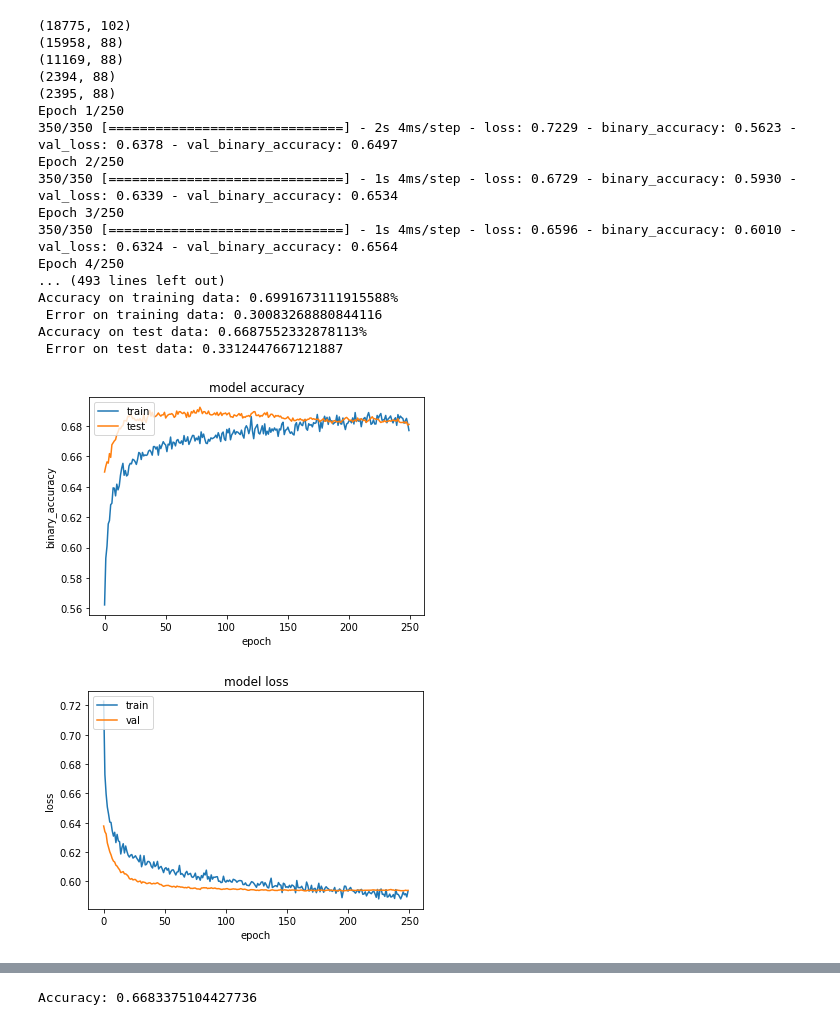
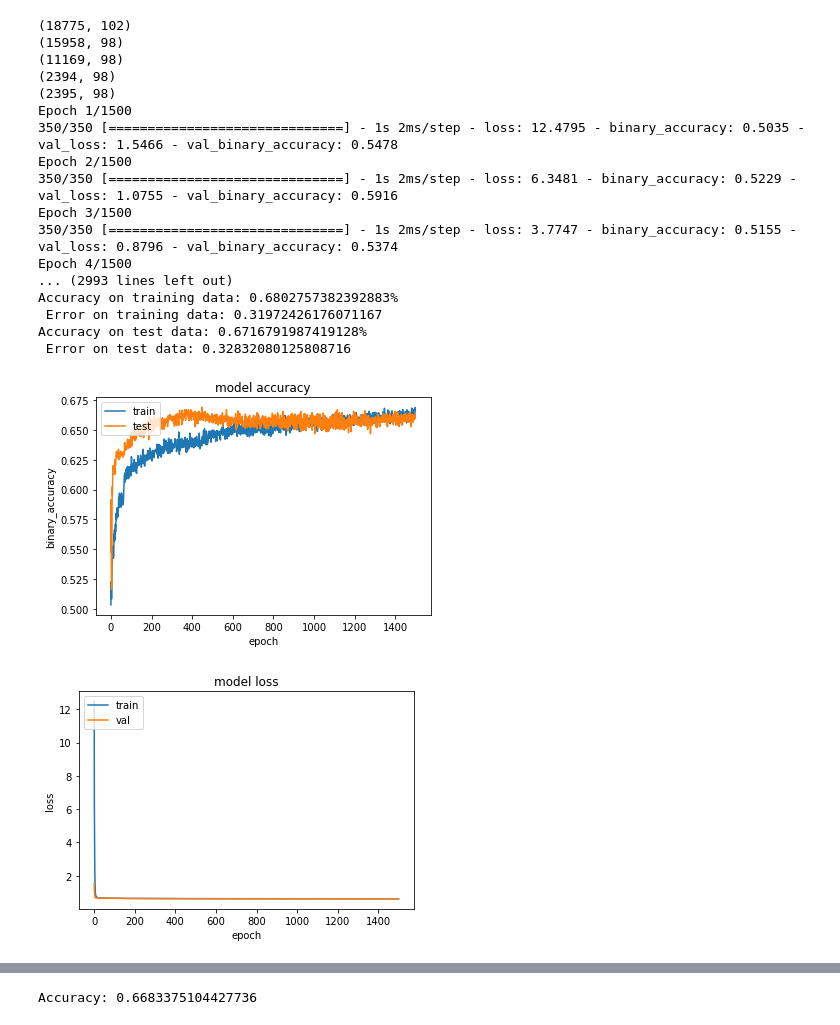
Before and after one commit to lotrmay/TensorFlow_Learning, a Jupyter notebook: bc.ipynb, the cells around one changed output, grey strips where cells are left out. Drawn from its saved outputs; the diff is of its cells as text; code cells hidden in the pictures.

```diff
--- a/bc.ipynb
+++ b/bc.ipynb
@@ -59,6 +59,18 @@ CSV_COLUMN_NAMES=['Odds_firstTeam','Odds_secondTeam','Rank_firstTeam','Rank_seco
                   'playerBCRating','playerBCDpr','playerBCKast','playerBCImpact','playerBCAdr','playerBCKpr','playerBCHs','playerBCKD','playerBCGrenadeDmg',
                   'playerBDRating','playerBDDpr','playerBDKast','playerBDImpact','playerBDAdr','playerBDKpr','playerBDHs','playerBDKD','playerBDGrenadeDmg',
                   'playerBERating','playerBEDpr','playerBEKast','playerBEImpact','playerBEAdr','playerBEKpr','playerBEHs','playerBEKD','playerBEGrenadeDmg','Match_link','Result','team_one_name','team_two_name']
+CSV_COLUMN_NAMES2=['Odds_firstTeam','Odds_secondTeam','Rank_firstTeam','Rank_secondTeam','WinRate_firstTeam','WinRate_secondTeam','PistolWinRate_firstTeam','PistolWinRate_secondTeam',
+                  'playerAARating','playerAADpr','playerAAKast','playerAAImpact','playerAAAdr','playerAAKpr','playerAAHs','playerAAKD','playerAAGrenadeDmg',
+                  'playerABRating','playerABDpr','playerABKast','playerABImpact','playerABAdr','playerABKpr','playerABHs','playerABKD','playerABGrenadeDmg',
+                  'playerACRating','playerACDpr','playerACKast','playerACImpact','playerACAdr','playerACKpr','playerACHs','playerACKD','playerACGrenadeDmg',
+                  'playerADRating','playerADDpr','playerADKast','playerADImpact','playerADAdr','playerADKpr','playerADHs','playerADKD','playerADGrenadeDmg',
+                  'playerAERating','playerAEDpr','playerAEKast','playerAEImpact','playerAEAdr','playerAEKpr','playerAEHs','playerAEKD','playerAEGrenadeDmg',
+                  'playerBARating','playerBADpr','playerBAKast','playerBAImpact','playerBAAdr','playerBAKpr','playerBAHs','playerBAKD','playerBAGrenadeDmg',
+                  'playerBBRating','playerBBDpr','playerBBKast','playerBBImpact','playerBBAdr','playerBBKpr','playerBBHs','playerBBKD','playerBBGrenadeDmg',
+                  'playerBCRating','playerBCDpr','playerBCKast','playerBCImpact','playerBCAdr','playerBCKpr','playerBCHs','playerBCKD','playerBCGrenadeDmg',
+                  'playerBDRating','playerBDDpr','playerBDKast','playerBDImpact','playerBDAdr','playerBDKpr','playerBDHs','playerBDKD','playerBDGrenadeDmg',
+                  'playerBERating','playerBEDpr','playerBEKast','playerBEImpact','playerBEAdr','playerBEKpr','playerBEHs','playerBEKD','playerBEGrenadeDmg']
+
 
 
 train=pd.read_csv('/content/pokus.csv',sep=";",names=CSV_COLUMN_NAMES,error_bad_lines=False,header=None)#vytvoří dataframe z našeho csv souboru
@@ -177,11 +189,13 @@ train.pop('playerBERating')
 target_column = ['Result']
 predictors = list(set(list(train.columns))-set(target_column))
 
+scalerData=train.copy()
+scalerData.pop('Result')
 
-
-
+predictionScaler=MinMaxScaler(feature_range=(0,2))
 X = train[predictors].values
 y = train[target_column].values
+predictionScaler.fit(scalerData)
 
 #n = 100 # Max number of neighbours you want to consider
 #param_grid = {'n_neighbors': np.arange(n)}
@@ -201,10 +215,10 @@ print(X.shape)
 
 #rozdělíme náš dataframe na trénovací, testovací a validační dataset
 #testovací dataset bude 15% random_state=98
-X_train, X_test, y_train, y_test = train_test_split(X, y, test_size=0.15,random_state=98)#32 #888 887
+X_train, X_test, y_train, y_test = train_test_split(X, y, test_size=0.15,random_state=3332)#32 #888 887
 
 #validační set bude 15% random_state=75
-X_train, X_val, y_train, y_val = train_test_split(X_train, y_train, test_size=0.1765,random_state=75) # 0.1765 x 0.85 = 0.15 podívat se na cross-validation
+X_train, X_val, y_train, y_val = train_test_split(X_train, y_train, test_size=0.1765,random_state=7215) # 0.1765 x 0.85 = 0.15 podívat se na cross-validation
 
 
 print(X_train.shape)
@@ -215,14 +229,19 @@ print(X_val.shape) #součet odpovídá X.shape
 #scalujeme data aby si model nemyslel, že větší číselný řád indikuje větší důležitost atributu
 #https://stackoverflow.com/questions/51237635/difference-between-standard-scaler-and-minmaxscaler
 #https://datascience.stackexchange.com/questions/43972/when-should-i-use-standardscaler-and-when-minmaxscaler
-norm = StandardScaler() #nepoužíváme minmaxscaler, protože naše data by měly být "normálně" distribuovány
 
-X_train=norm.fit_transform(X_train)
-X_test=norm.fit_transform(X_test)
-X_val=norm.fit_transform(X_val)
+#nepoužíváme minmaxscaler, protože naše data by měly být "normálně" distribuovány
+
+X_train = pd.DataFrame(X_train, columns=CSV_COLUMN_NAMES2)
+X_test=pd.DataFrame(X_test, columns=CSV_COLUMN_NAMES2)
+X_val=pd.DataFrame(X_val, columns=CSV_COLUMN_NAMES2)
+
+X_train=predictionScaler.transform(X_train)
+X_test=predictionScaler.transform(X_test)
+X_val=predictionScaler.transform(X_val)
 
 
-
+#64 32
 #data máme připravena, tak vytvoříme sequential model, jelikož potřebujeme mít více vrstev, ale máme pouze 1 input (zápas) a output 0;1
 model = Sequential()
 model.add(keras.layers.InputLayer(input_shape=(98)))#https://towardsdatascience.com/17-rules-of-thumb-for-building-a-neural-network-93356f9930af
@@ -237,7 +256,7 @@ model.add(Dense(1, activation='sigmoid'))
 #model zkompilujeme s parametry:
 #optimizer bude ? optimizer=tf.keras.optimizers.SGD(learning_rate=0.01,momentum=0.9
 #loss funkce bude BinaryCrossentropy, jelikož máme binární klasifikátor
-model.compile(optimizer=tf.keras.optimizers.Adagrad(learning_rate=0.01),
+model.compile(optimizer=tf.keras.optimizers.Adadelta(learning_rate=0.07),
               loss=tf.keras.losses.BinaryCrossentropy(from_logits=False), #https://machinelearningmastery.com/how-to-choose-loss-functions-when-training-deep-learning-neural-networks/
               metrics=tf.keras.metrics.BinaryAccuracy(name='binary_accuracy', dtype=None))#metrics=['accuracy'] je to jedno accuracy se vnitřně přetransformuje na binary accuracy, kvůli binary crossentropy loss funkci
 
@@ -246,50 +265,50 @@ model.compile(optimizer=tf.keras.optimizers.Adagrad(learning_rate=0.01),
 #Adagrad(learning_rate=0.01) kolem 100 epochs a 32 batch_size je kolem 0.67
 
 
-history = model.fit(X_train, y_train, epochs=250,batch_size=32,validation_data=(X_val, y_val))#validační data pro změny při tréninku sítě
+history = model.fit(X_train, y_train, epochs=1500,batch_size=32,validation_data=(X_val, y_val))#validační data pro změny při tréninku sítě
 pred_train= model.predict(X_train)
 scores = model.evaluate(X_train, y_train, verbose=0)
 print('Accuracy on training data: {}% \n Error on training data: {}'.format(scores[1], 1 - scores[1]))#úspěšnost na trénovacím setu
 
 
 pred_test= model.predict(X_test)
 scores2 = model.evaluate(X_test, y_test, verbose=0)# zkusit změnit verbose zde a nahoře na 1 a 2 mělo by to zobrazovat více údajů při tréninku
 print('Accuracy on test data: {}% \n Error on test data: {}'.format(scores2[1], 1 - scores2[1]))#úspěšnost na testovacím setu
 
 
 
 plt.plot(history.history['binary_accuracy'])
 plt.plot(history.history['val_binary_accuracy'])
 plt.title('model accuracy')
 plt.ylabel('binary_accuracy')
 plt.xlabel('epoch')
 plt.legend(['train', 'test'], loc='upper left')
 plt.show()
 plt.plot(history.history['loss'])
 plt.plot(history.history['val_loss'])
 plt.title('model loss')
 plt.ylabel('loss')
 plt.xlabel('epoch')
 plt.legend(['train', 'val'], loc='upper left')
 plt.show()
 #poznatky-vypadá to, že grenade damage každého hráče je nadbytečná a síť bez této informace vykazuje lepší výsledky
 # %% [output]
 (18775, 102)
-(15958, 88)
-(11169, 88)
-(2394, 88)
-(2395, 88)
-Epoch 1/250
-350/350 [==============================] - 2s 4ms/step - loss: 0.7229 - binary_accuracy: 0.5623 - val_loss: 0.6378 - val_binary_accuracy: 0.6497
-Epoch 2/250
-350/350 [==============================] - 1s 4ms/step - loss: 0.6729 - binary_accuracy: 0.5930 - val_loss: 0.6339 - val_binary_accuracy: 0.6534
-Epoch 3/250
-350/350 [==============================] - 1s 4ms/step - loss: 0.6596 - binary_accuracy: 0.6010 - val_loss: 0.6324 - val_binary_accuracy: 0.6564
-Epoch 4/250
-... (493 lines left out)
-Accuracy on training data: 0.6991673111915588%
- Error on training data: 0.30083268880844116
-Accuracy on test data: 0.6687552332878113%
- Error on test data: 0.3312447667121887
+(15958, 98)
+(11169, 98)
+(2394, 98)
+(2395, 98)
+Epoch 1/1500
+350/350 [==============================] - 1s 2ms/step - loss: 12.4795 - binary_accuracy: 0.5035 - val_loss: 1.5466 - val_binary_accuracy: 0.5478
+Epoch 2/1500
+350/350 [==============================] - 1s 2ms/step - loss: 6.3481 - binary_accuracy: 0.5229 - val_loss: 1.0755 - val_binary_accuracy: 0.5916
+Epoch 3/1500
+350/350 [==============================] - 1s 2ms/step - loss: 3.7747 - binary_accuracy: 0.5155 - val_loss: 0.8796 - val_binary_accuracy: 0.5374
+Epoch 4/1500
+... (2993 lines left out)
+Accuracy on training data: 0.6802757382392883%
+ Error on training data: 0.31972426176071167
+Accuracy on test data: 0.6716791987419128%
+ Error on test data: 0.32832080125808716
-[figure, old version]
+[figure, new version]
-[figure, old version]
+[figure, new version]
```
Also changed, not shown: parts of 4 cells of this notebook.
